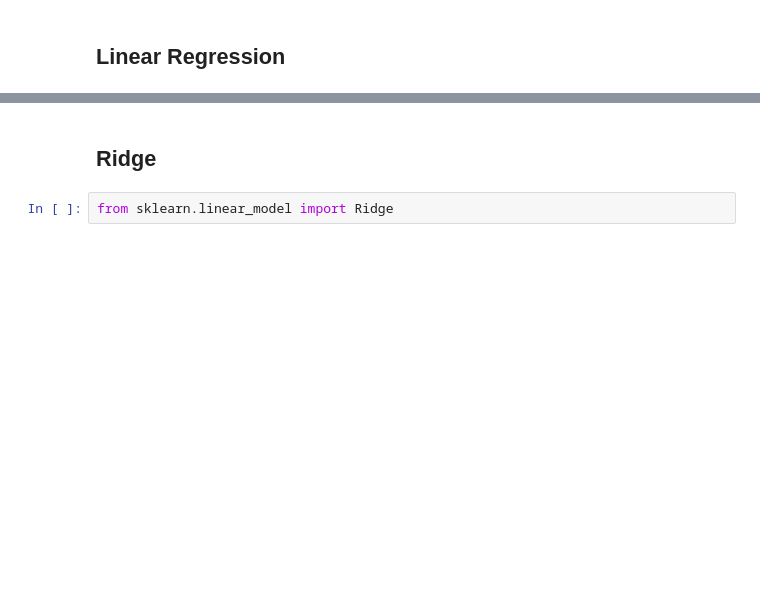
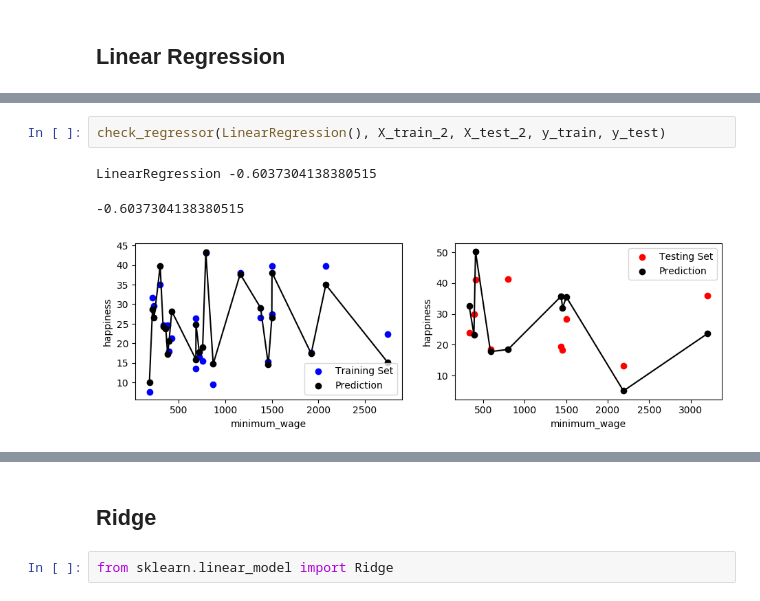
Before and after one commit to McCastles/MED-project, a Jupyter notebook: Regression.ipynb, the cells around one changed output, grey strips where cells are left out. Saved outputs shown, nothing was run; the diff lists cells and outputs as text; blank space fills up the shorter version.

```diff
--- a/Regression.ipynb
+++ b/Regression.ipynb
@@ -122,0 +146,6 @@ plt.legend()
+# %%
+check_regressor(LinearRegression(), X_train_2, X_test_2, y_train, y_test)
+# %% [output]
+LinearRegression -0.6037304138380515
+-0.6037304138380515
+[figure, added]
```
Also changed, not shown: parts of 55 cells of this notebook.
